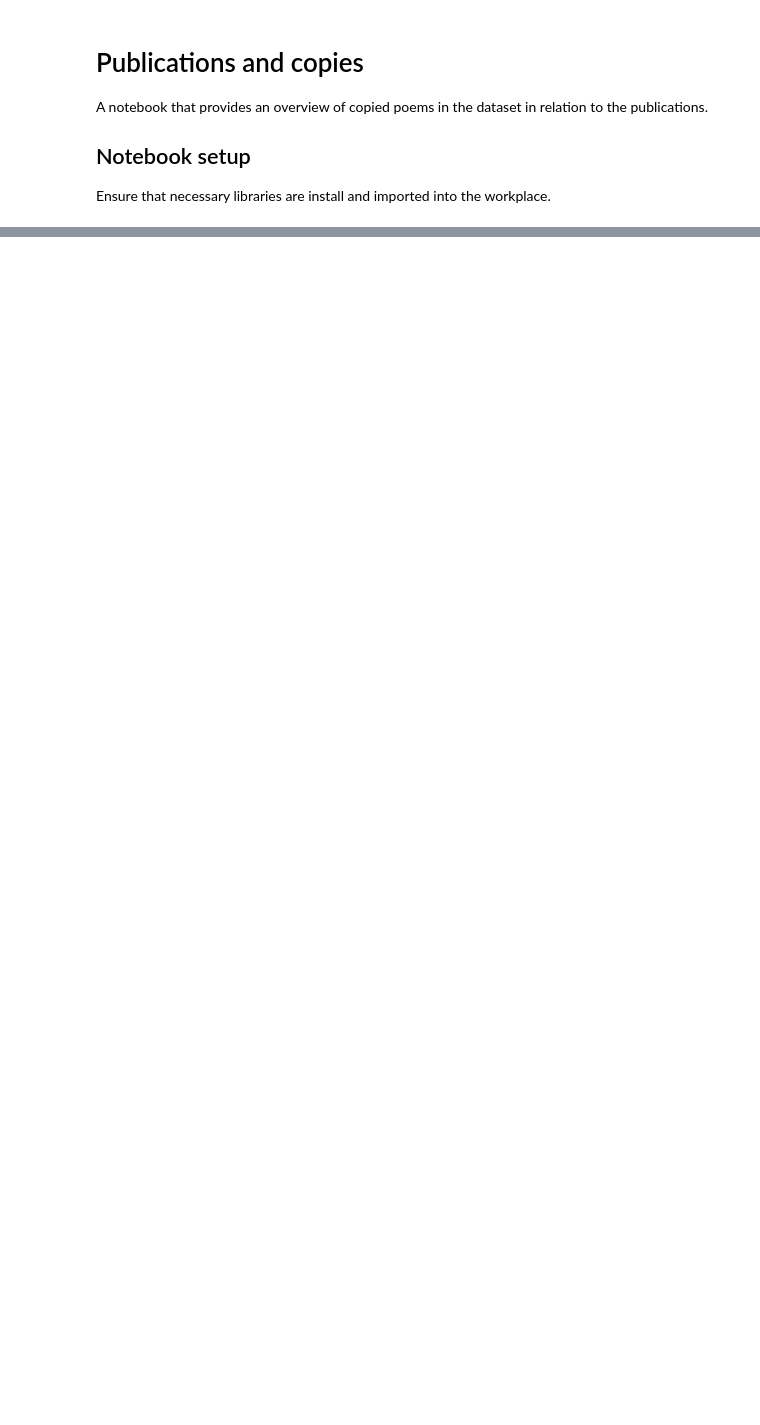
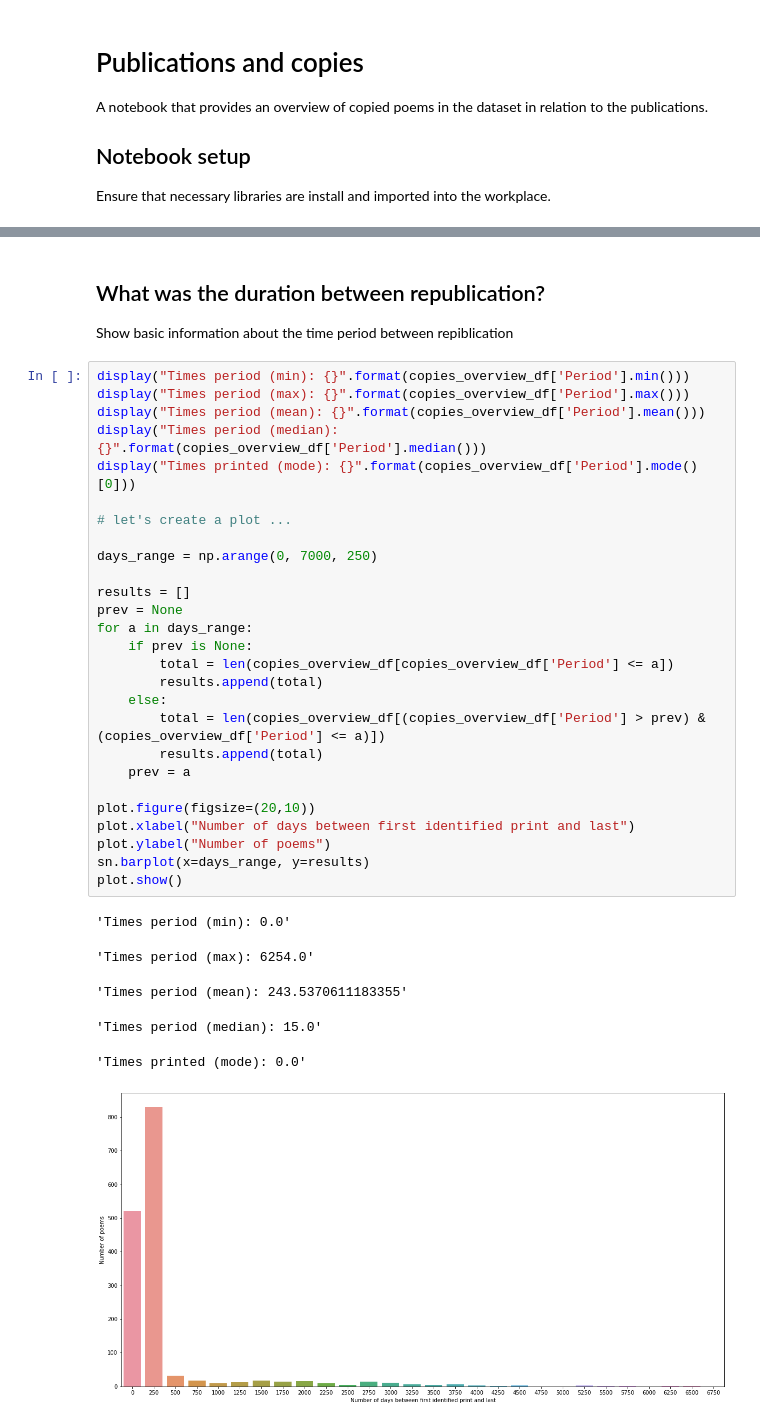
Before and after one commit to ilrt/VisualisingPoeticCulture, a Jupyter notebook: notebooks/05-copies-publications.ipynb, the cells around one changed output, grey strips where cells are left out. Drawn from its saved outputs; the diff is of its cells as text; blank space fills up the shorter version.

Commit message:
Updated notebook on copies in publications.

```diff
--- a/notebooks/05-copies-publications.ipynb
+++ b/notebooks/05-copies-publications.ipynb
@@ -68,0 +143,38 @@ plot.show()
+# %% [markdown]
+## What was the duration between republication?
+
+Show basic information about the time period between repiblication
+# %%
+display("Times period (min): {}".format(copies_overview_df['Period'].min()))
+display("Times period (max): {}".format(copies_overview_df['Period'].max()))
+display("Times period (mean): {}".format(copies_overview_df['Period'].mean()))
+display("Times period (median): {}".format(copies_overview_df['Period'].median()))
+display("Times printed (mode): {}".format(copies_overview_df['Period'].mode()[0]))
+
+# let's create a plot ...
+
+days_range = np.arange(0, 7000, 250)
+
+results = []
+prev = None
+for a in days_range:
+    if prev is None:
+        total = len(copies_overview_df[copies_overview_df['Period'] <= a])
+        results.append(total)
+    else:
+        total = len(copies_overview_df[(copies_overview_df['Period'] > prev) & (copies_overview_df['Period'] <= a)])
+        results.append(total)
+    prev = a
+
+plot.figure(figsize=(20,10))
+plot.xlabel("Number of days between first identified print and last")
+plot.ylabel("Number of poems")
+sn.barplot(x=days_range, y=results)
+plot.show()
+# %% [output]
+'Times period (min): 0.0'
+'Times period (max): 6254.0'
+'Times period (mean): 243.5370611183355'
+'Times period (median): 15.0'
+'Times printed (mode): 0.0'
+[figure, added]
```
Also changed, not shown: parts of 9 cells of this notebook.
